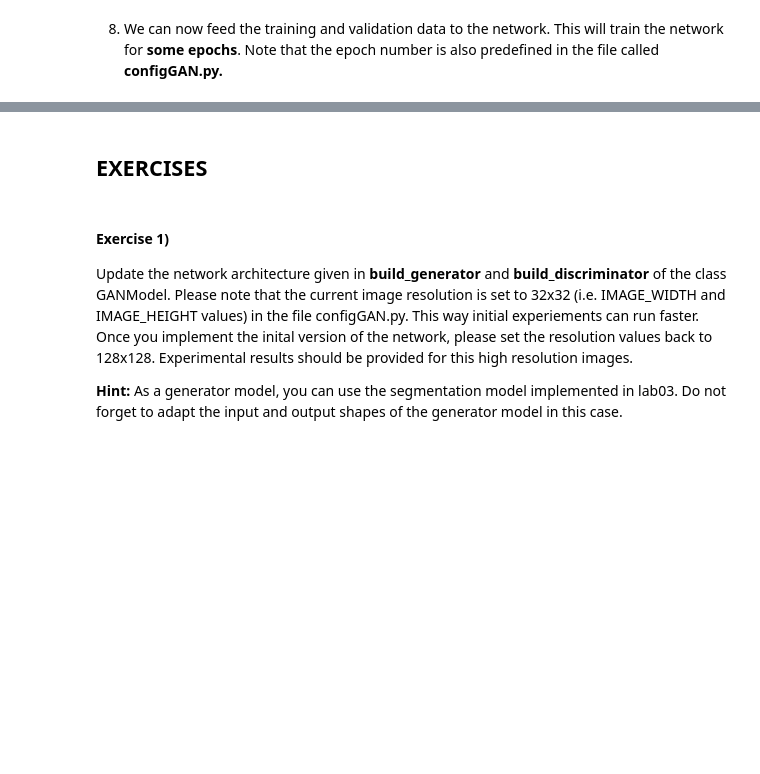
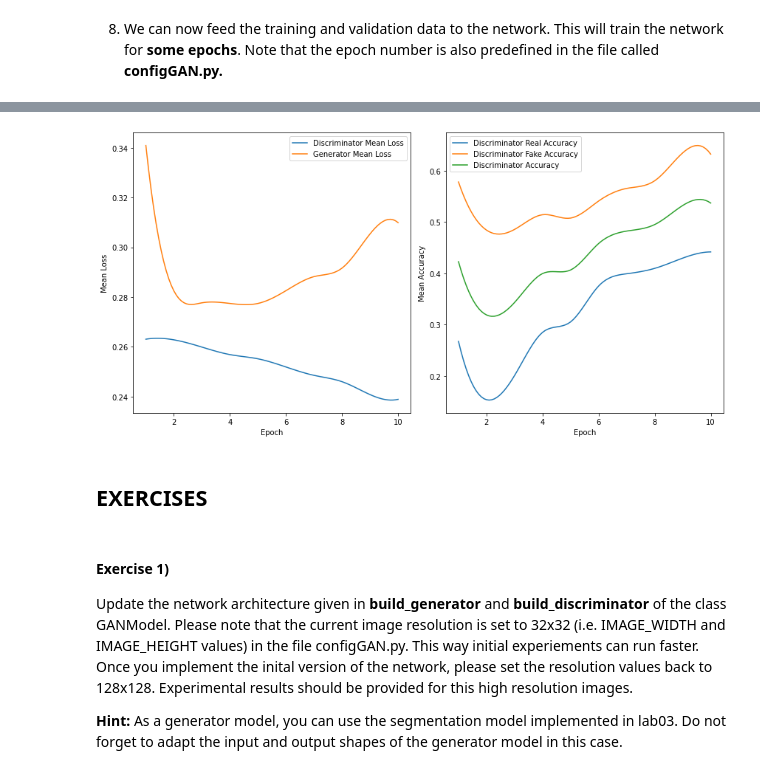
Before and after one commit to kallekj/ArtificialFlyingObjects, a Jupyter notebook: Project/projectGAN/runGAN-project.ipynb, the cells around one changed output, grey strips where cells are left out. Saved outputs shown, nothing was run; the diff lists cells and outputs as text; code cells hidden in the pictures; blank space fills up the shorter version.

```diff
--- a/Project/projectGAN/runGAN-project.ipynb
+++ b/Project/projectGAN/runGAN-project.ipynb
@@ -443,3 +728,42 @@ for batch_i in range(100):
+# %%
+from scipy.interpolate import make_interp_spline, BSpline
+
+fig, axs = plt.subplots(nrows=1, ncols=2, figsize=(12,6))
+
+epochs = np.linspace(1, cfg.NUM_EPOCHS, cfg.NUM_EPOCHS)
+
+data_dict = {"Loss":{"Discriminator Mean Loss":d_loss_data, "Generator Mean Loss":g_loss_data}, "Accuracy":{"Discriminator Real Accuracy":d_acc_real_data, "Discriminator Fake Accuracy":d_acc_fake_data, "Discriminator Accuracy":d_acc_data}}
+
+for i, (ax, prim_key) in enumerate(zip(axs, data_dict)):
+    if(i == 0):
+        # 300 represents number of points to make between T.min and T.max
+        xnew = np.linspace(1, cfg.NUM_EPOCHS, 100)
+        for key in data_dict[prim_key]:
+            spl = make_interp_spline(epochs, data_dict[prim_key][key], k=3)  # type: BSpline
+            data_smooth = spl(xnew)
+            ax.plot(xnew, data_smooth, label=key)
+            ax.legend()
+
+        ax.set_xlabel('Epoch')
+        ax.set_ylabel('Mean Loss')
+    else:
+        # 300 represents number of points to make between T.min and T.max
+        xnew = np.linspace(1, cfg.NUM_EPOCHS, 100)
+        for key in data_dict[prim_key]:
+            spl = make_interp_spline(epochs, data_dict[prim_key][key], k=3)  # type: BSpline
+            data_smooth = spl(xnew)
+            ax.plot(xnew, data_smooth, label=key)
+            ax.legend()
+
+        ax.set_xlabel('Epoch')
+        ax.set_ylabel('Mean Accuracy')
+
+
+
+plt.tight_layout()
+plt.show()
+# %% [output]
+[figure, added]
 # %% [markdown]
 ## EXERCISES
 # %% [markdown]
```
Also changed, not shown: parts of 20 cells of this notebook, 28 other files.
